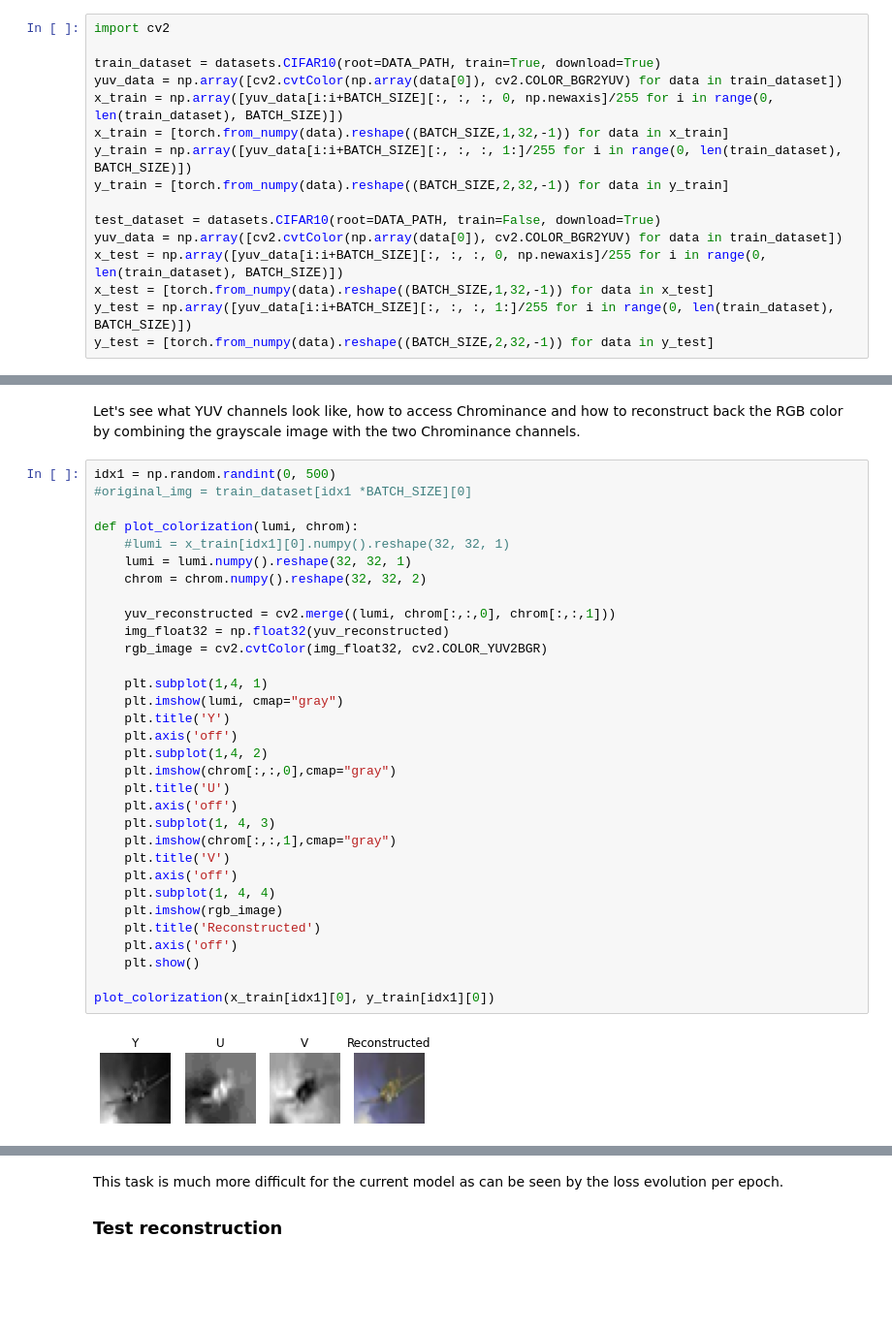
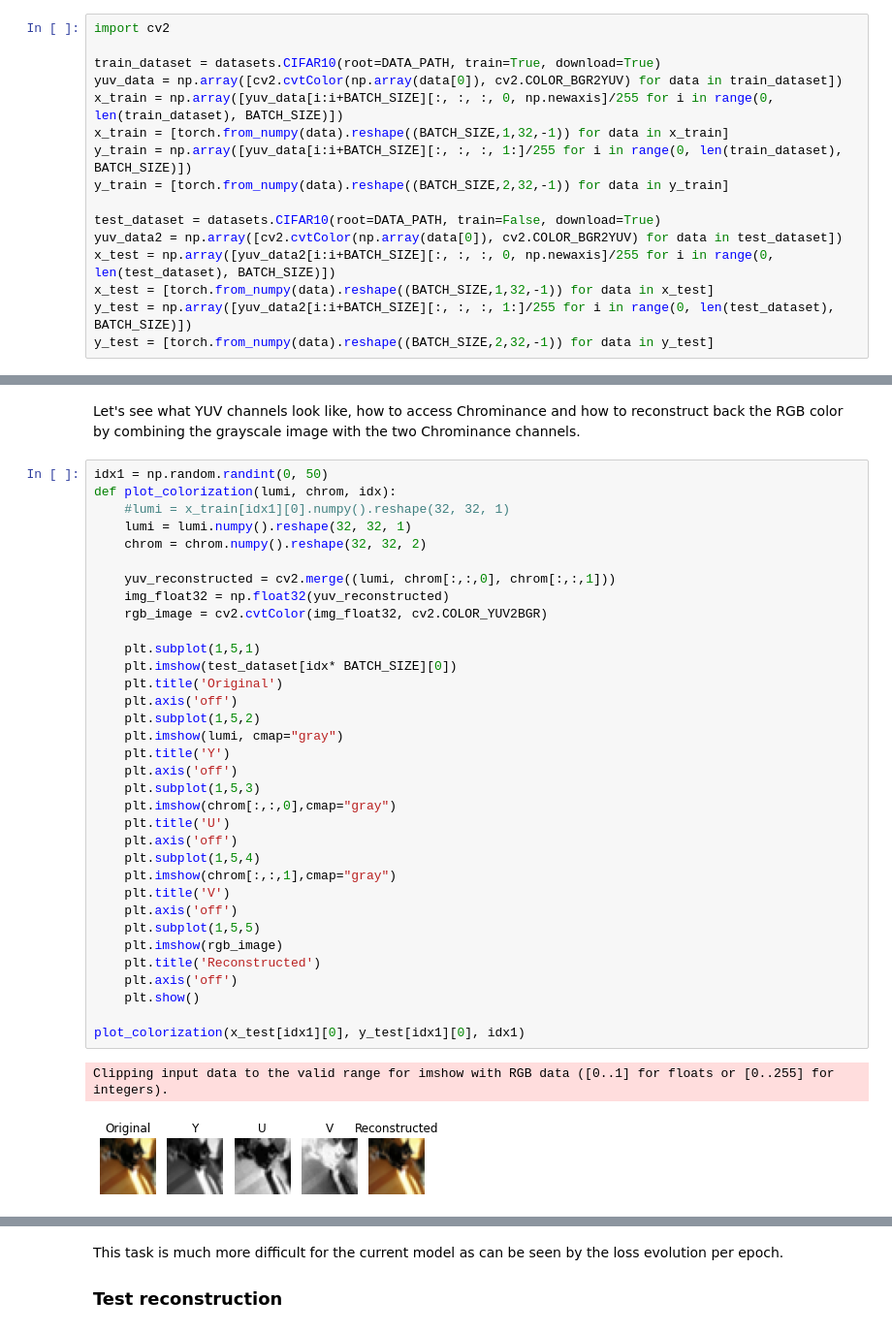
Before and after one commit to serginogues/convolutional_autoencoder, a Jupyter notebook: autoencoder.ipynb, the cells around one changed output, grey strips where cells are left out. Shown: that part at 97% size. Cells and saved outputs as stored; diff of their text form; blank space fills up the shorter version.

Commit message:
colorization

```diff
--- a/autoencoder.ipynb
+++ b/autoencoder.ipynb
@@ -500,10 +501,10 @@ y_train = np.array([yuv_data[i:i+BATCH_SIZE][:, :, :, 1:]/255 for i in range(0,
 y_train = [torch.from_numpy(data).reshape((BATCH_SIZE,2,32,-1)) for data in y_train]
 
 test_dataset = datasets.CIFAR10(root=DATA_PATH, train=False, download=True)
-yuv_data = np.array([cv2.cvtColor(np.array(data[0]), cv2.COLOR_BGR2YUV) for data in train_dataset])
-x_test = np.array([yuv_data[i:i+BATCH_SIZE][:, :, :, 0, np.newaxis]/255 for i in range(0, len(train_dataset), BATCH_SIZE)])
+yuv_data2 = np.array([cv2.cvtColor(np.array(data[0]), cv2.COLOR_BGR2YUV) for data in test_dataset])
+x_test = np.array([yuv_data2[i:i+BATCH_SIZE][:, :, :, 0, np.newaxis]/255 for i in range(0, len(test_dataset), BATCH_SIZE)])
 x_test = [torch.from_numpy(data).reshape((BATCH_SIZE,1,32,-1)) for data in x_test]
-y_test = np.array([yuv_data[i:i+BATCH_SIZE][:, :, :, 1:]/255 for i in range(0, len(train_dataset), BATCH_SIZE)])
+y_test = np.array([yuv_data2[i:i+BATCH_SIZE][:, :, :, 1:]/255 for i in range(0, len(test_dataset), BATCH_SIZE)])
 y_test = [torch.from_numpy(data).reshape((BATCH_SIZE,2,32,-1)) for data in y_test]
 # %% [output]
 Files already downloaded and verified
@@ -512,36 +513,39 @@ Files already downloaded and verified
 Let's see what YUV channels look like, how to access Chrominance
 and how to reconstruct back the RGB color by combining the grayscale image with the two Chrominance channels.
 # %%
-idx1 = np.random.randint(0, 500)
-#original_img = train_dataset[idx1 *BATCH_SIZE][0]
-
-def plot_colorization(lumi, chrom):
+idx1 = np.random.randint(0, 50)
+def plot_colorization(lumi, chrom, idx):
     #lumi = x_train[idx1][0].numpy().reshape(32, 32, 1)
     lumi = lumi.numpy().reshape(32, 32, 1)
     chrom = chrom.numpy().reshape(32, 32, 2)
 
     yuv_reconstructed = cv2.merge((lumi, chrom[:,:,0], chrom[:,:,1]))
     img_float32 = np.float32(yuv_reconstructed)
     rgb_image = cv2.cvtColor(img_float32, cv2.COLOR_YUV2BGR)
 
-    plt.subplot(1,4, 1)
+    plt.subplot(1,5,1)
+    plt.imshow(test_dataset[idx* BATCH_SIZE][0])
+    plt.title('Original')
+    plt.axis('off')
+    plt.subplot(1,5,2)
     plt.imshow(lumi, cmap="gray")
     plt.title('Y')
     plt.axis('off')
-    plt.subplot(1,4, 2)
+    plt.subplot(1,5,3)
     plt.imshow(chrom[:,:,0],cmap="gray")
     plt.title('U')
     plt.axis('off')
-    plt.subplot(1, 4, 3)
+    plt.subplot(1,5,4)
     plt.imshow(chrom[:,:,1],cmap="gray")
     plt.title('V')
     plt.axis('off')
-    plt.subplot(1, 4, 4)
+    plt.subplot(1,5,5)
     plt.imshow(rgb_image)
     plt.title('Reconstructed')
     plt.axis('off')
     plt.show()
 
-plot_colorization(x_train[idx1][0], y_train[idx1][0])
+plot_colorization(x_test[idx1][0], y_test[idx1][0], idx1)
 # %% [output]
+Clipping input data to the valid range for imshow with RGB data ([0..1] for floats or [0..255] for integers).
-[figure, old version]
+[figure, new version]
```
Also changed, not shown: parts of 13 cells of this notebook, 1 other file.
